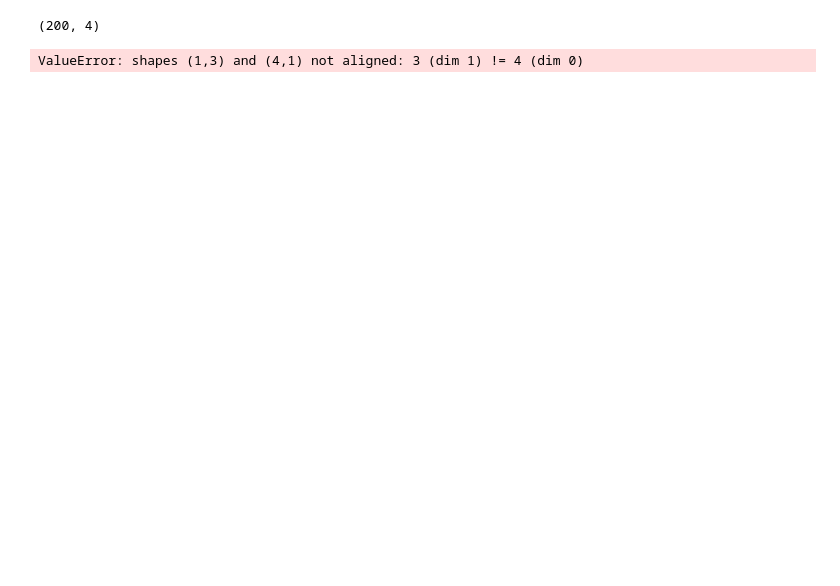
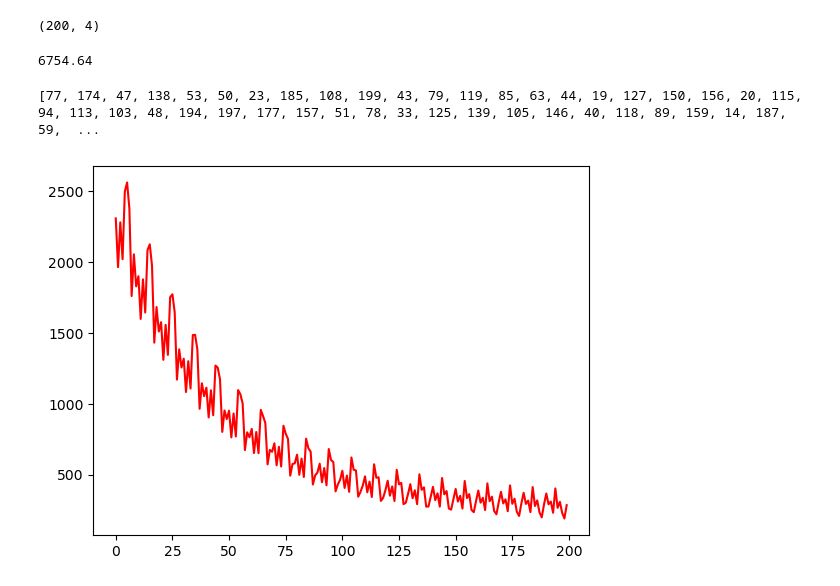
Before and after one commit to NamNguyenWork27/AIO---Exercise, a Jupyter notebook: Module4/Week2/Linear_Regression.ipynb, the cells around one changed output. Saved outputs shown, nothing was run; the diff lists cells and outputs as text; code cells hidden in the pictures; blank space fills up the shorter version.

```diff
--- a/Module4/Week2/Linear_Regression.ipynb
+++ b/Module4/Week2/Linear_Regression.ipynb
@@ -39,3 +7,19 @@ N
+# %%
+N = data.shape[0]
+X = data[:,:3]
+y = data[:,3:]
+
+# Normalize input data by using mean normalizaton
+def mean_normalization(X):
+  N = len(X)
+  maxi = np.max(X)
+  mini = np.min(X)
+  avg = np.mean(X)
+  X = (X-avg) / (maxi-mini)
+  X_b = np.c_[np.ones((N, 1)), X]
+  return X_b, maxi, mini, avg
+
+X_b, maxi, mini, avg = mean_normalization(X)
 # %%
 def stochastic_gradient_descent(X_b, y, n_epochs=50, learning_rate=0.00001):
 
@@ -85,7 +70,63 @@ X_b = np.c_[np.ones((N, 1)), X]
 X_b.shape
 # %% [output]
 (200, 4)
-# %%
-losses, log_theta = sgd(X, y, n_epochs=50, learning_rate=0.00001)
-# %% [output]
-ValueError: shapes (1,3) and (4,1) not aligned: 3 (dim 1) != 4 (dim 0)
+# %%
+#Question 12
+sgd_theta, losses = stochastic_gradient_descent(X_b, y, n_epochs=1, learning_rate=0.01 )
+print(round(np.sum(losses),2))
+# %% [output]
+6754.64
+# %%
+print(np.random.permutation(N).tolist())
+# %% [output]
+[77, 174, 47, 138, 53, 50, 23, 185, 108, 199, 43, 79, 119, 85, 63, 44, 19, 127, 150, 156, 20, 115, 94, 113, 103, 48, 194, 197, 177, 157, 51, 78, 33, 125, 139, 105, 146, 40, 118, 89, 159, 14, 187, 59,  ...
+# %%
+def mini_batch_gradient_descent(X_b, y, n_epochs=50,  minibatch_size = 20, learning_rate=0.01):
+
+    # thetas = np.random.randn(4, 1)
+    thetas = np.asarray([[1.16270837], [-0.81960489],  [1.39501033],  [0.29763545]])
+
+    thetas_path = [thetas]
+    losses = []
+
+    for epoch in range(n_epochs):
+        # shuffled_indices = np.random.permutation(N) # uncomment this code for real application
+
+        shuffled_indices = np.asarray([21, 144, 17, 107, 37, 115, 167, 31, 3, 132, 179, 155, 36, 191, 182, 170, 27, 35, 162, 25, 28, 73, 172, 152, 102, 16, 185, 11, 1, 34, 177, 29, 96, 22, 76, 196, 6, 128, 114, 117, 111, 43, 57, 126, 165, 78, 151, 104, 110, 53, 181, 113, 173, 75, 23, 161, 85, 94, 18, 148, 190, 169, 149, 79, 138, 20, 108, 137, 93, 192, 198, 153, 4, 45, 164, 26, 8, 131, 77, 80, 130, 127, 125, 61, 10, 175, 143, 87, 33, 50, 54, 97, 9, 84, 188, 139, 195, 72, 64, 194, 44, 109, 112, 60, 86, 90, 140, 171, 59, 199, 105, 41, 147, 92, 52, 124, 71, 197, 163, 98, 189, 103, 51, 39, 180, 74, 145, 118, 38, 47, 174, 100, 184, 183, 160, 69, 91, 82, 42, 89, 81, 186, 136, 63, 157, 46, 67, 129, 120, 116, 32, 19, 187, 70, 141, 146, 15, 58, 119, 12, 95, 0, 40, 83, 24, 168, 150, 178, 49, 159, 7, 193, 48, 30, 14, 121, 5, 142, 65, 176, 101, 55, 133, 13, 106, 66, 99, 68, 135, 158, 88, 62, 166, 156, 2, 134, 56, 123, 122, 154])
+
+
+        X_b_shuffled = X_b[shuffled_indices]
+        y_shuffled = y[shuffled_indices]
+
+        for i in range(0, N, minibatch_size):
+            xi = X_b_shuffled[i:i+minibatch_size]
+            yi = y_shuffled[i:i+minibatch_size]
+
+            # tính output
+            output = xi.dot(thetas)
+
+            # tính loss
+            loss = ((output - yi)**2)/2
+
+            # tính đạo hàm cho loss
+            loss_grd = (output - yi)/minibatch_size
+
+            # tính đạo hàm cho các tham số
+            gradients = xi.T.dot(loss_grd)
+
+            # cập nhật tham số
+            thetas = thetas - learning_rate*gradients
+            thetas_path.append(thetas)
+
+            loss_mean = np.sum(loss)/minibatch_size
+            losses.append(loss_mean)
+
+    return thetas_path, losses
+
+mbgd_thetas, losses = mini_batch_gradient_descent(X_b, y, n_epochs=50,  minibatch_size = 20, learning_rate=0.01)
+
+x_axis = list(range(200))
+plt.plot(x_axis,losses[:200], color="r")
+plt.show()
+# %% [output]
+[figure, added]
```
Also changed, not shown: parts of 10 cells of this notebook, 2 other files.
